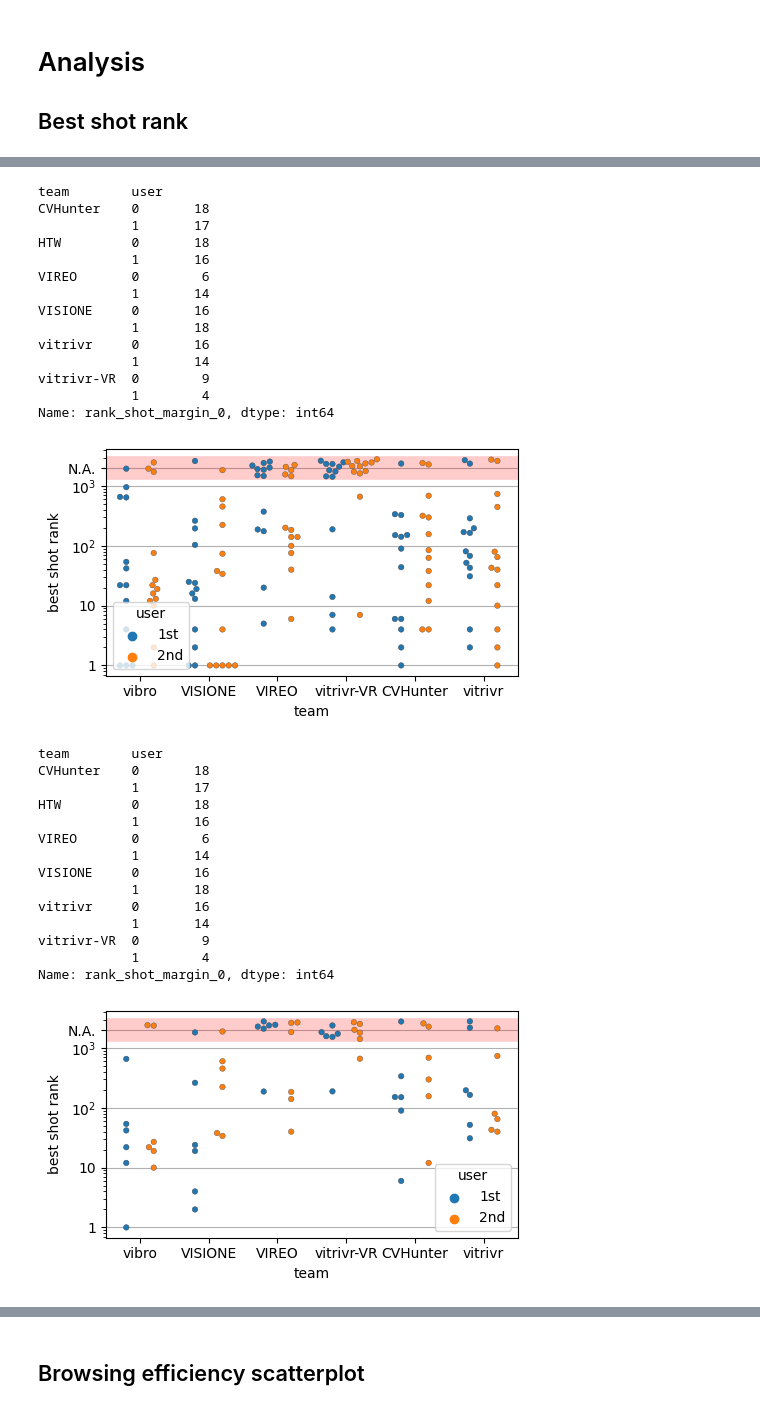
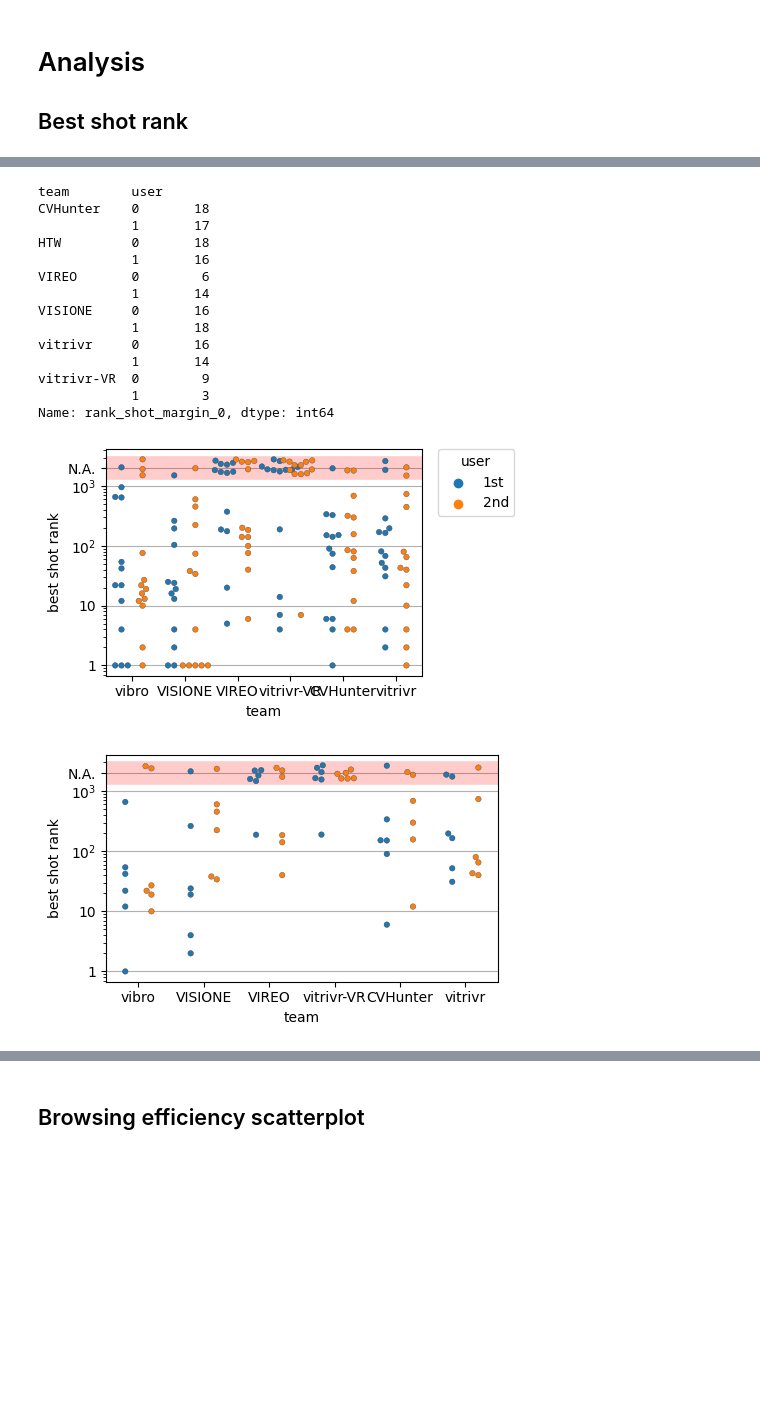
Before and after one commit to sauterl/VBS23-Post-Hoc-Analysis, a Jupyter notebook: src/python/notebooks/browsing.ipynb, the cells around one changed output, grey strips where cells are left out. Saved outputs shown, nothing was run; the diff lists cells and outputs as text; code cells hidden in the pictures; blank space fills up the shorter version.

Commit message:
Plots appearance improved, minor fixes to rank table

```diff
--- a/src/python/notebooks/browsing.ipynb
+++ b/src/python/notebooks/browsing.ipynb
@@ -85,7 +85,6 @@ def build_best_rank_boxplot(
     max_records=1000,
     fill_missing=False,
     dataset='v3c',
-    legend_loc="lower right",
     remove_legend=False):
     """
     Render the dataframe into a table or into a nice graph
@@ -159,7 +158,7 @@ def build_best_rank_boxplot(
     if remove_legend:
         ax.legend_.remove()
     else:
-        ax.legend(handles[:2], labels[:2], title="user", loc=legend_loc) # , ncol=2,)
+        ax.legend(handles[:2], labels[:2], title="user", bbox_to_anchor=(1.05, 1), loc=2, borderaxespad=0.) # , ncol=2,)
 
     # Tweak the visual presentation
     ax.yaxis.grid(True)
@@ -199,9 +198,9 @@ teams_filtered = list(teams)
 teams_filtered.remove('Verge')
 df_boxplot = compute_data_for_best_shot_rank(comp_data, teams_filtered, logs, max_records=max_records, split_user=True)
 df_boxplot.loc[df_boxplot['team'] == 'HTW', 'team'] = 'vibro'
-build_best_rank_boxplot(df_boxplot, show_boxplot=False, figsize=[5, 3], fill_missing=True, best_user_policy=False, where_missing_data_is=max_records*2, max_records=max_records, dataset='v3c', legend_loc='lower left')
+build_best_rank_boxplot(df_boxplot, show_boxplot=False, figsize=[5, 3], fill_missing=True, best_user_policy=False, where_missing_data_is=max_records*2, max_records=max_records, dataset='v3c')
 plt.tight_layout()
-plt.savefig('plots/kis_best_rank_boxplot_realuser_v3c.pdf')
+#plt.savefig('plots/kis_best_rank_boxplot_realuser_v3c.pdf')
 plt.show()
 # %% [output]
 team        user
@@ -216,31 +215,17 @@ VISIONE     0       16
 vitrivr     0       16
             1       14
 vitrivr-VR  0        9
-            1        4
+            1        3
 Name: rank_shot_margin_0, dtype: int64
-[figure, old version]
+[figure, new version]
 # %%
 # real user policy on V3C, only visual
-build_best_rank_boxplot(df_boxplot, show_boxplot=False, figsize=[5, 3], fill_missing=True, best_user_policy=False, where_missing_data_is=max_records*2, max_records=max_records, dataset='v3c-v', legend_loc='lower right')
+build_best_rank_boxplot(df_boxplot, show_boxplot=False, figsize=[4.8, 3], fill_missing=True, best_user_policy=False, where_missing_data_is=max_records*2, max_records=max_records, dataset='v3c-v', remove_legend=True)
 plt.tight_layout()
 plt.savefig('plots/kis_best_rank_boxplot_realuser_v3c_v.pdf')
 plt.show()
 # %% [output]
-team        user
-CVHunter    0       18
-            1       17
-HTW         0       18
-            1       16
-VIREO       0        6
-            1       14
-VISIONE     0       16
-            1       18
-vitrivr     0       16
-            1       14
-vitrivr-VR  0        9
-            1        4
-Name: rank_shot_margin_0, dtype: int64
-[figure, old version]
+[figure, new version]
 # %%
 # real user policy on V3C, only textual
 
```
Also changed, not shown: parts of 10 cells of this notebook, 1 other file.
